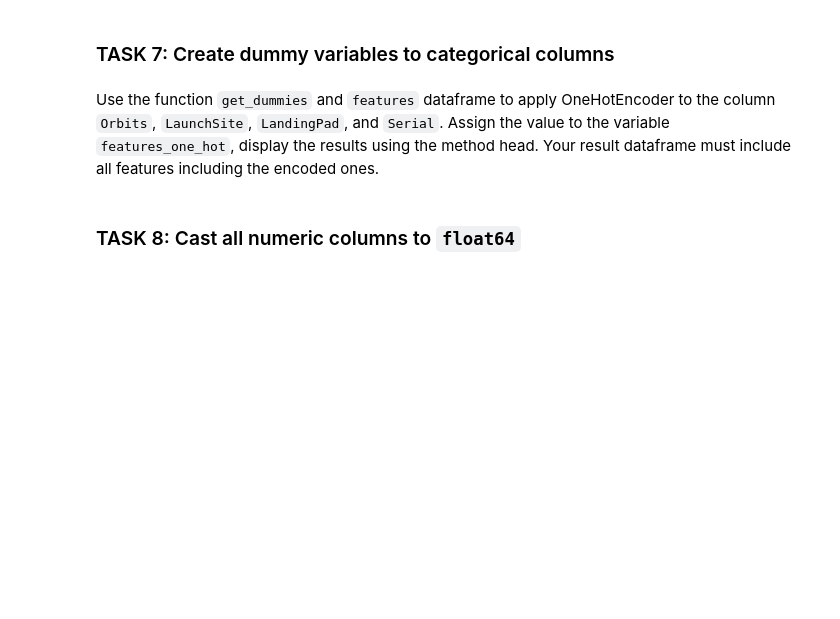
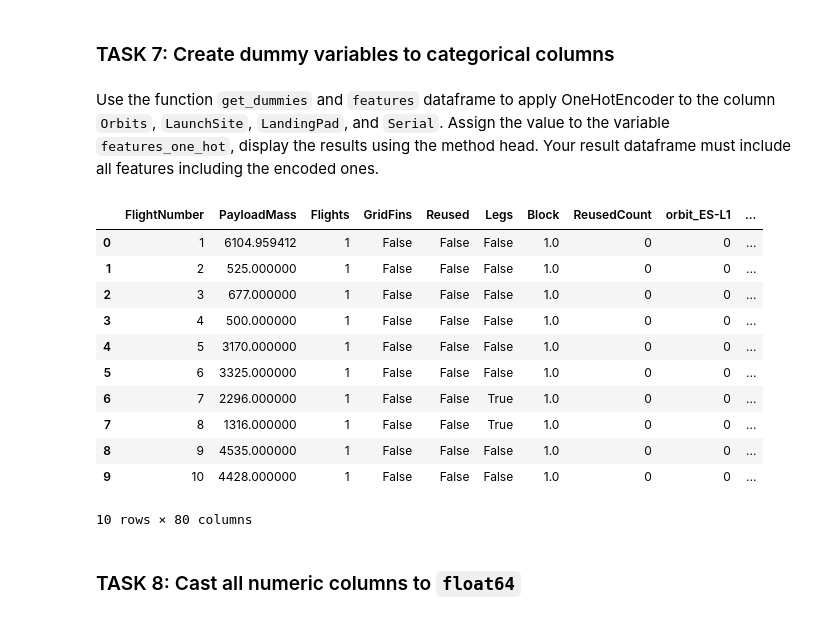
Before and after one commit to idanes-edx/Data-Science-and-Machine-Learning-Capstone-Project, a Jupyter notebook: jupyter-labs-eda-dataviz 2.ipynb, the cells around one changed output. Cells and saved outputs as stored; diff of their text form; code cells hidden in the pictures; blank space fills up the shorter version.

```diff
--- a/jupyter-labs-eda-dataviz 2.ipynb
+++ b/jupyter-labs-eda-dataviz 2.ipynb
@@ -217,3 +222,26 @@ Use the function <code>get_dummies</code> and <code>features</code> dataframe to
+# %%
+# HINT: Use get_dummies() function on the categorical columns
+features_one_hot = features
+
+features_one_hot = pd.concat([features_one_hot,pd.get_dummies(features_one_hot['Orbit'], prefix='orbit')],axis=1).drop("Orbit",axis=1)
+features_one_hot = pd.concat([features_one_hot,pd.get_dummies(features_one_hot['LaunchSite'], prefix='launch_site')],axis=1).drop("LaunchSite",axis=1)
+features_one_hot = pd.concat([features_one_hot,pd.get_dummies(features_one_hot['LandingPad'], prefix='landing_pad')],axis=1).drop("LandingPad",axis=1)
+features_one_hot = pd.concat([features_one_hot,pd.get_dummies(features_one_hot['Serial'], prefix='serial')],axis=1).drop("Serial",axis=1)
+
+features_one_hot.head(10)
+# %% [output]
+|  | FlightNumber | PayloadMass | Flights | GridFins | Reused | Legs | Block | ReusedCount | orbit_ES-L1 | ... |
+| 0 | 1 | 6104.959412 | 1 | False | False | False | 1.0 | 0 | 0 | ... |
+| 1 | 2 | 525.000000 | 1 | False | False | False | 1.0 | 0 | 0 | ... |
+| 2 | 3 | 677.000000 | 1 | False | False | False | 1.0 | 0 | 0 | ... |
+| 3 | 4 | 500.000000 | 1 | False | False | False | 1.0 | 0 | 0 | ... |
+| 4 | 5 | 3170.000000 | 1 | False | False | False | 1.0 | 0 | 0 | ... |
+| 5 | 6 | 3325.000000 | 1 | False | False | False | 1.0 | 0 | 0 | ... |
+| 6 | 7 | 2296.000000 | 1 | False | False | True | 1.0 | 0 | 0 | ... |
+| 7 | 8 | 1316.000000 | 1 | False | False | True | 1.0 | 0 | 0 | ... |
+| 8 | 9 | 4535.000000 | 1 | False | False | False | 1.0 | 0 | 0 | ... |
+| 9 | 10 | 4428.000000 | 1 | False | False | False | 1.0 | 0 | 0 | ... |
+10 rows × 80 columns
 # %% [markdown]
 ### TASK  8: Cast all numeric columns to `float64`
 # %% [markdown]
```
Also changed, not shown: parts of 3 cells of this notebook.
